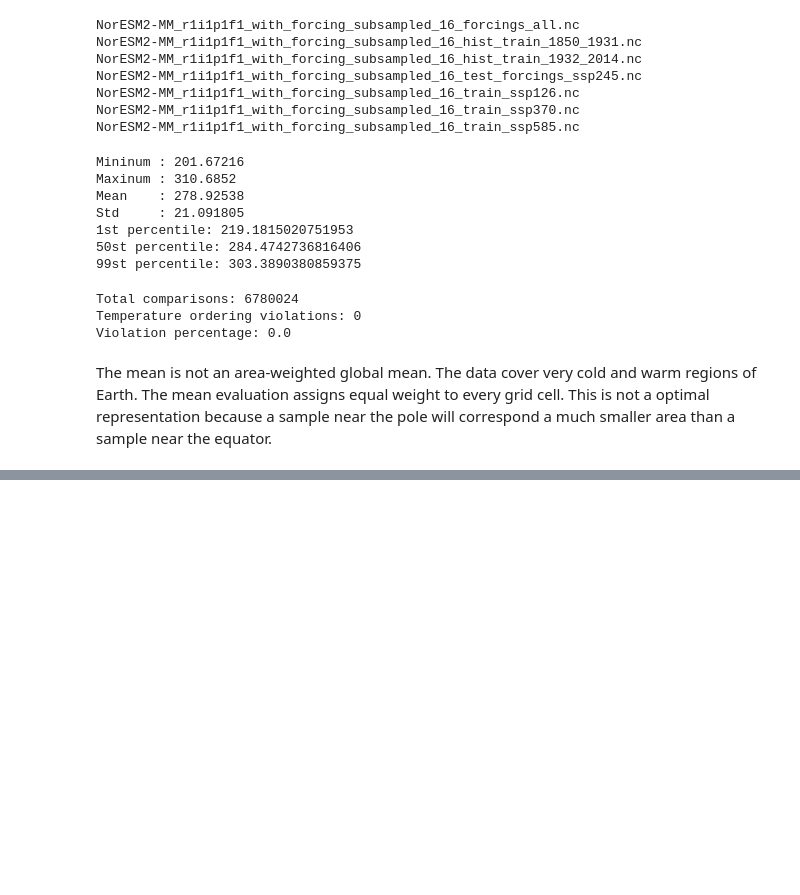
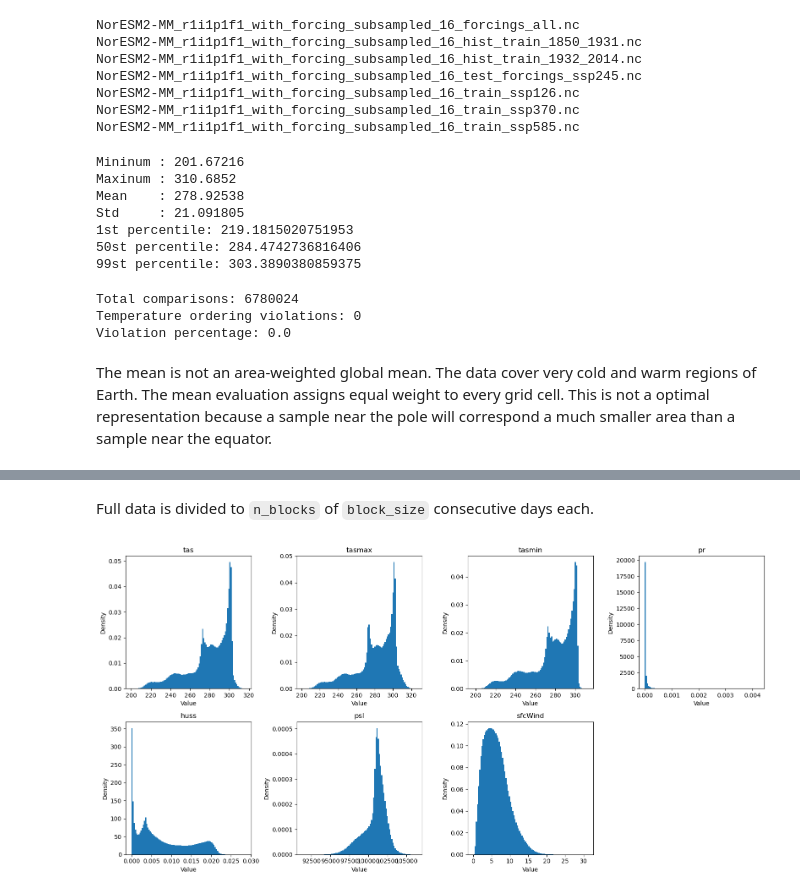
Before and after one commit to riteshbachhar/ClimX, a Jupyter notebook: notebooks/02_data_quality.ipynb, the cells around one changed output, grey strips where cells are left out. Cells and saved outputs as stored; diff of their text form; code cells hidden in the pictures; blank space fills up the shorter version.

Commit message:
Update data quality notebook
Co-Authored-By: Claude Opus 5.5 <noreply@anthropic.com>

```diff
--- a/notebooks/02_data_quality.ipynb
+++ b/notebooks/02_data_quality.ipynb
@@ -139,0 +143,6 @@ summary_stats(ds, forcings)
+# %%
+# Full data
+DATADIR = Path('/scratch3/workspace/riteshbachhar_uri_edu-climx/data/full/')
+
+for path in sorted(DATADIR.glob('*.nc')):
+    print(path.name)
@@ -139,0 +156,4 @@ summary_stats(ds, forcings)
+# %%
+filename = "NorESM2-MM_r1i1p1f1_with_forcing_train_ssp126.nc"
+
+ds = xr.open_dataset(DATADIR / filename, chunks="auto")
@@ -139,0 +190,41 @@ summary_stats(ds, forcings)
+# %% [markdown]
+Full data is divided to `n_blocks` of `block_size` consecutive days each.
+# %%
+variables = [
+    "tas", "tasmax", "tasmin",
+    "pr", "huss", "psl", "sfcWind"
+]
+
+n_blocks = 10
+block_size = 100
+
+n_time = ds.sizes["time"]
+
+starts = np.linspace(
+    0, n_time - block_size, n_blocks, dtype=int
+)
+
+blocks = [
+    ds[variables].isel(time=slice(start, start + block_size)) for start in starts
+]
+
+ds_sample = xr.concat(blocks, dim="time").compute()
+
+fig, axes = plt.subplots(2, 4, figsize=(16, 8))
+
+for ax, var in zip(axes.flat, variables):
+    values = ds_sample[var].values.ravel()
+    values = values[np.isfinite(values)]
+
+    ax.hist(values, bins=100, density=True)
+    ax.set_title(var)
+    ax.set_xlabel("Value")
+    ax.set_ylabel("Density")
+
+for ax in axes.flat[len(variables):]:
+    ax.axis("off")
+
+plt.tight_layout()
+plt.show()
+# %% [output]
+[figure, added]
```
Also changed, not shown: parts of 11 cells of this notebook.
